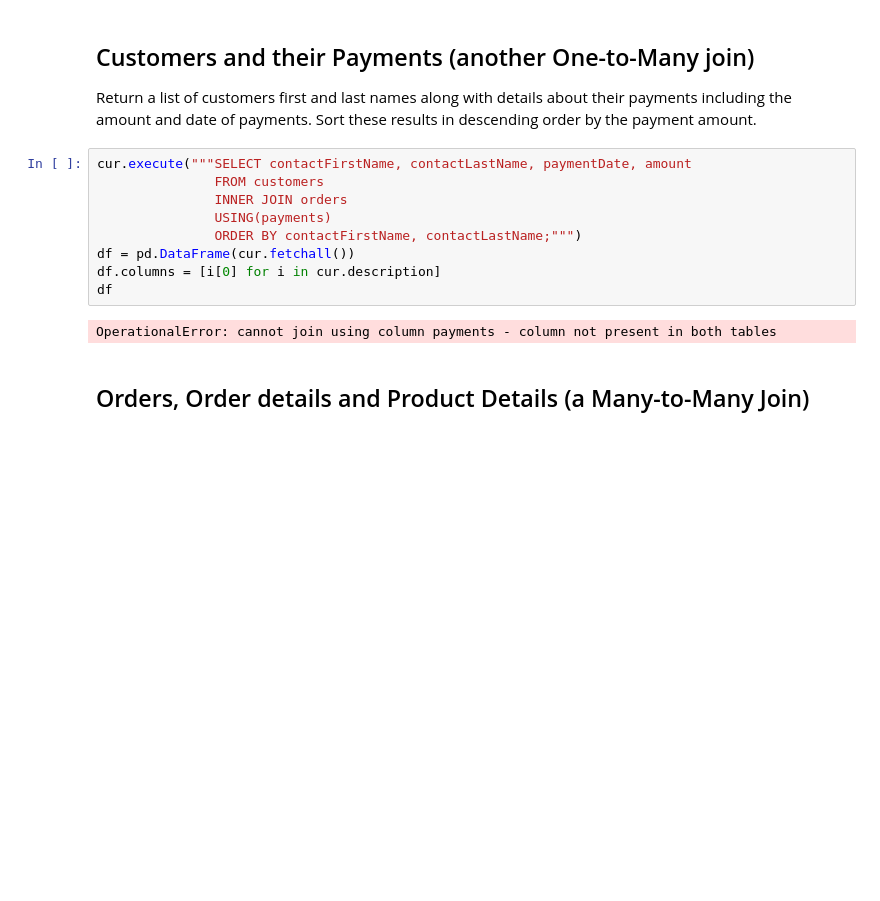
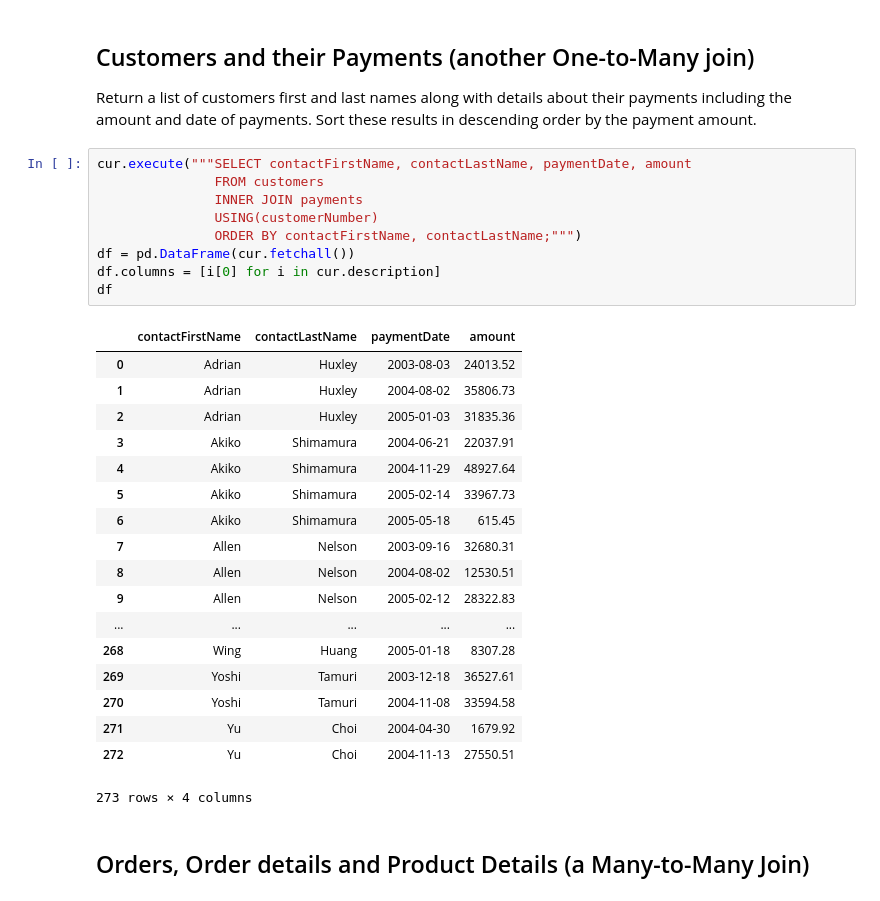
Before and after one commit to fromdatavistodatascience/dsc-one-to-many-and-many-to-many-joins-lab-seattle-ds-062419, a Jupyter notebook: index.ipynb, the cells around one changed output. Drawn from its saved outputs; the diff is of its cells as text; blank space fills up the shorter version.

```diff
--- a/index.ipynb
+++ b/index.ipynb
@@ -91,14 +91,31 @@ Return a list of customers first and last names along with details about their p
 # %%
 cur.execute("""SELECT contactFirstName, contactLastName, paymentDate, amount
                FROM customers
-               INNER JOIN orders
-               USING(payments)
+               INNER JOIN payments
+               USING(customerNumber)
                ORDER BY contactFirstName, contactLastName;""")
 df = pd.DataFrame(cur.fetchall())
 df.columns = [i[0] for i in cur.description]
 df
 # %% [output]
+|  | contactFirstName | contactLastName | paymentDate | amount |
+| 0 | Adrian | Huxley | 2003-08-03 | 24013.52 |
+| 1 | Adrian | Huxley | 2004-08-02 | 35806.73 |
+| 2 | Adrian | Huxley | 2005-01-03 | 31835.36 |
+| 3 | Akiko | Shimamura | 2004-06-21 | 22037.91 |
+| 4 | Akiko | Shimamura | 2004-11-29 | 48927.64 |
+| 5 | Akiko | Shimamura | 2005-02-14 | 33967.73 |
+| 6 | Akiko | Shimamura | 2005-05-18 | 615.45 |
+| 7 | Allen | Nelson | 2003-09-16 | 32680.31 |
+| 8 | Allen | Nelson | 2004-08-02 | 12530.51 |
+| 9 | Allen | Nelson | 2005-02-12 | 28322.83 |
+| ... | ... | ... | ... | ... |
+| 268 | Wing | Huang | 2005-01-18 | 8307.28 |
+| 269 | Yoshi | Tamuri | 2003-12-18 | 36527.61 |
+| 270 | Yoshi | Tamuri | 2004-11-08 | 33594.58 |
+| 271 | Yu | Choi | 2004-04-30 | 1679.92 |
+| 272 | Yu | Choi | 2004-11-13 | 27550.51 |
-OperationalError: cannot join using column payments - column not present in both tables
+273 rows × 4 columns
 # %% [markdown]
 ## Orders, Order details and Product Details (a Many-to-Many Join)
 # %% [markdown]
```
